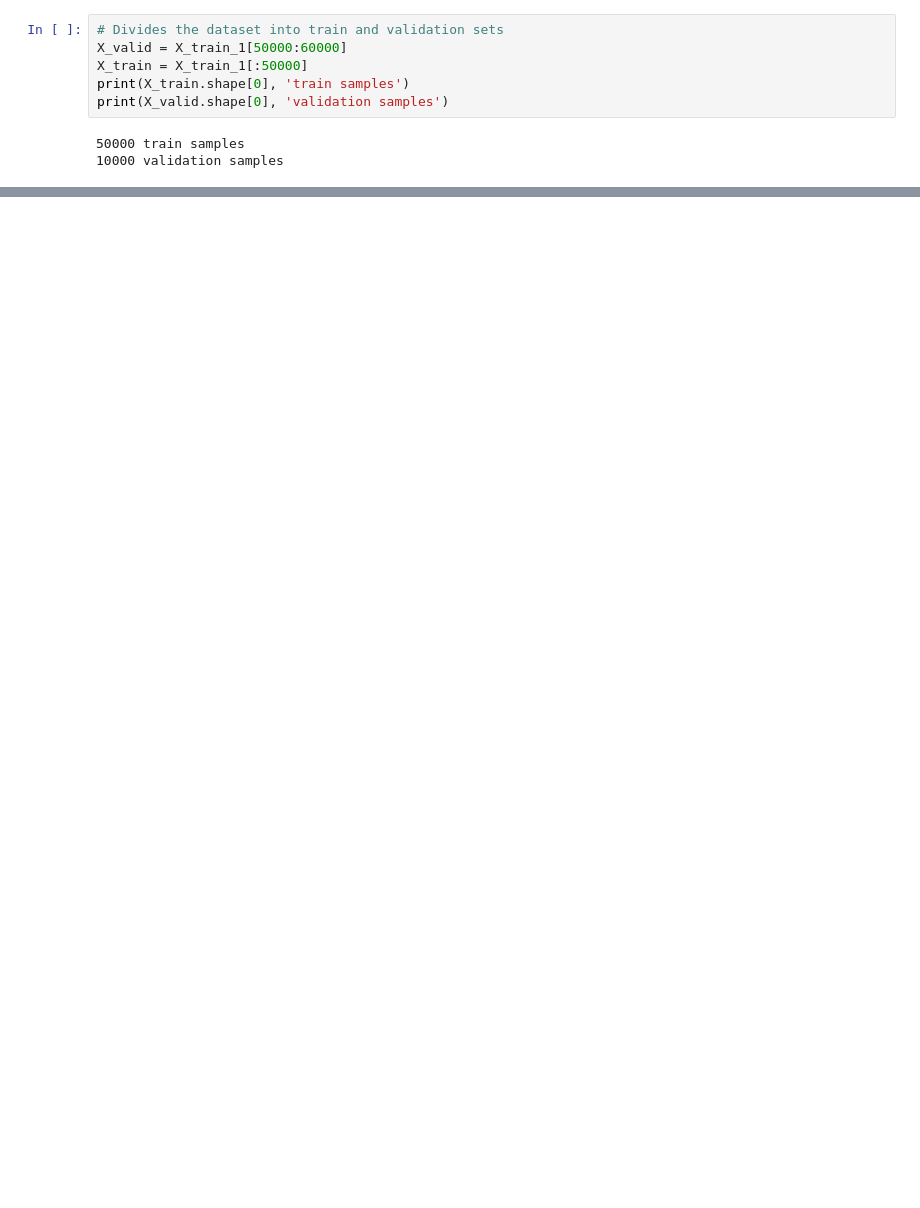
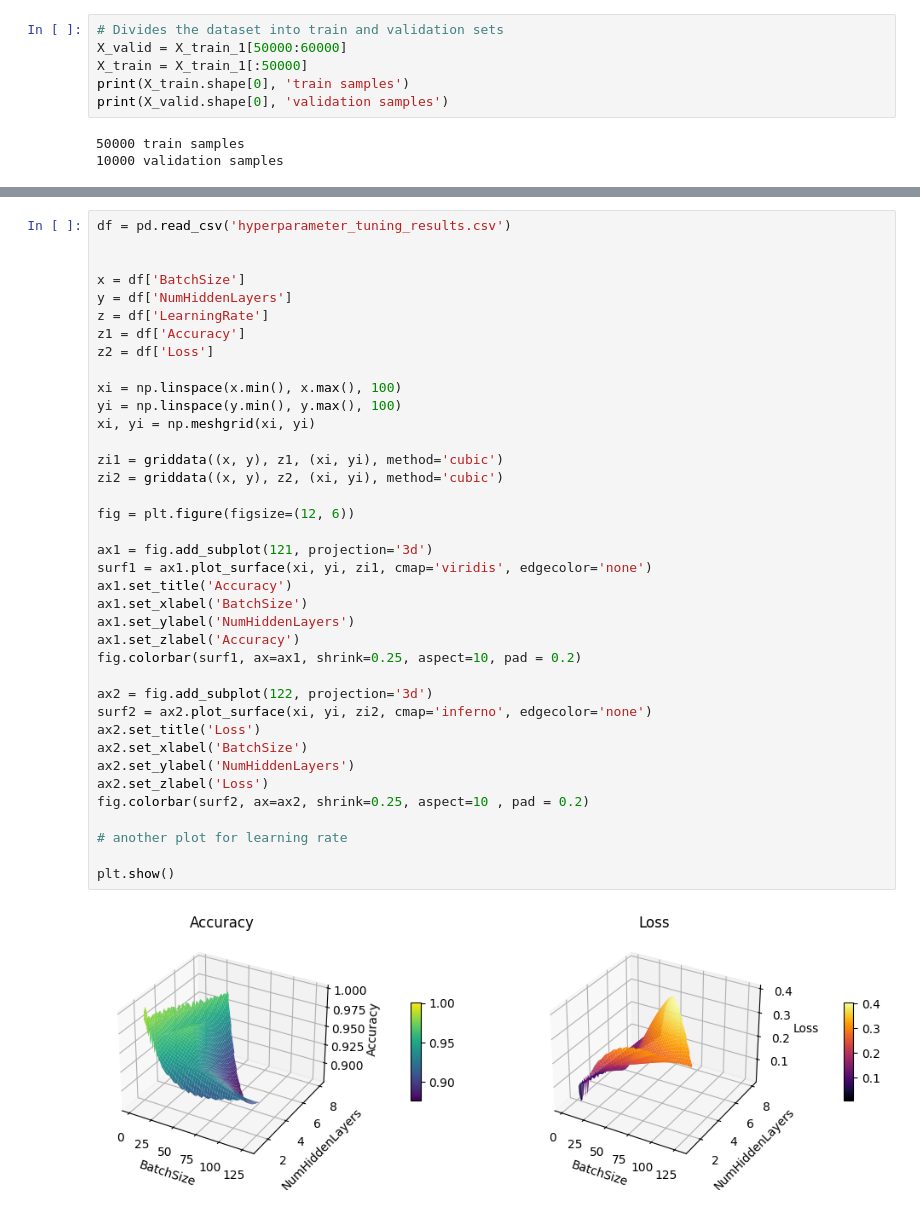
Before and after one commit to Ghantoos7/EMNIST-NeuralNet-Explorer, a Jupyter notebook: Assignment-02.ipynb, the cells around one changed output, grey strips where cells are left out. Drawn from its saved outputs; the diff is of its cells as text; blank space fills up the shorter version.

Commit message:
Main <> Added visualizations for results

```diff
--- a/Assignment-02.ipynb
+++ b/Assignment-02.ipynb
@@ -99,0 +128,40 @@ NameError: name 'learning_rate' is not defined
+# %%
+df = pd.read_csv('hyperparameter_tuning_results.csv')
+
+
+x = df['BatchSize']
+y = df['NumHiddenLayers']
+z = df['LearningRate']
+z1 = df['Accuracy']
+z2 = df['Loss']
+
+xi = np.linspace(x.min(), x.max(), 100)
+yi = np.linspace(y.min(), y.max(), 100)
+xi, yi = np.meshgrid(xi, yi)
+
+zi1 = griddata((x, y), z1, (xi, yi), method='cubic')
+zi2 = griddata((x, y), z2, (xi, yi), method='cubic')
+
+fig = plt.figure(figsize=(12, 6))
+
+ax1 = fig.add_subplot(121, projection='3d')
+surf1 = ax1.plot_surface(xi, yi, zi1, cmap='viridis', edgecolor='none')
+ax1.set_title('Accuracy')
+ax1.set_xlabel('BatchSize')
+ax1.set_ylabel('NumHiddenLayers')
+ax1.set_zlabel('Accuracy')
+fig.colorbar(surf1, ax=ax1, shrink=0.25, aspect=10, pad = 0.2)
+
+ax2 = fig.add_subplot(122, projection='3d')
+surf2 = ax2.plot_surface(xi, yi, zi2, cmap='inferno', edgecolor='none')
+ax2.set_title('Loss')
+ax2.set_xlabel('BatchSize')
+ax2.set_ylabel('NumHiddenLayers')
+ax2.set_zlabel('Loss')
+fig.colorbar(surf2, ax=ax2, shrink=0.25, aspect=10 , pad = 0.2)
+
+# another plot for learning rate
+
+plt.show()
+# %% [output]
+[figure, added]
```
Also changed, not shown: parts of 19 cells of this notebook, 2 other files.
